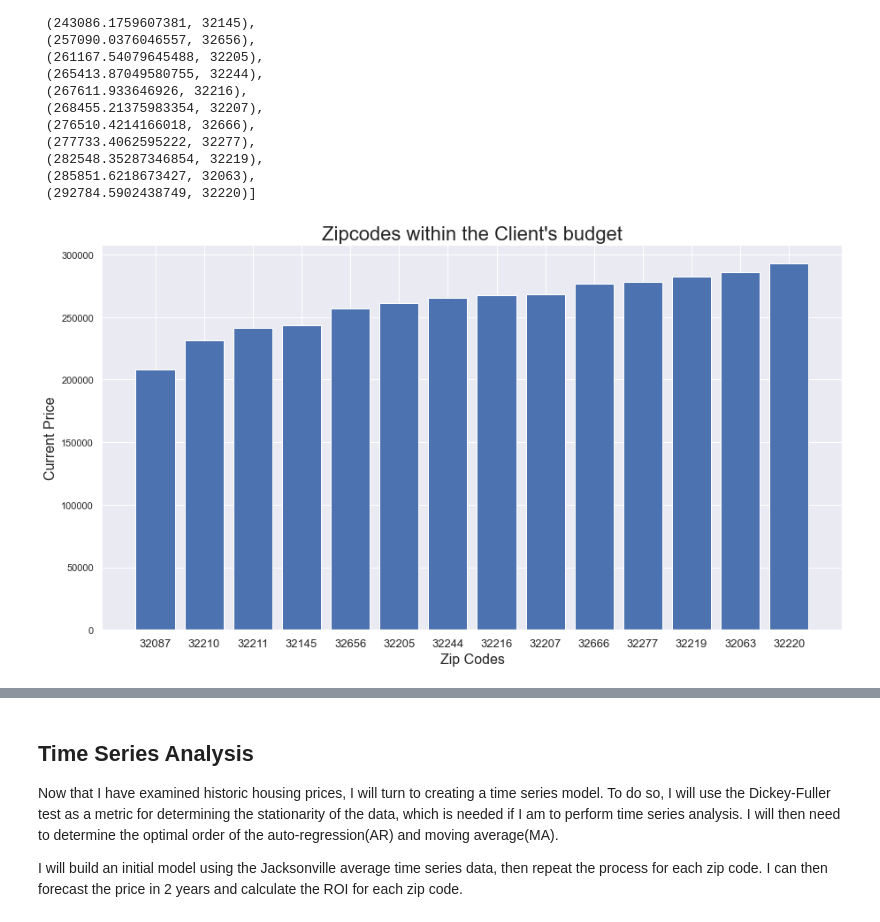
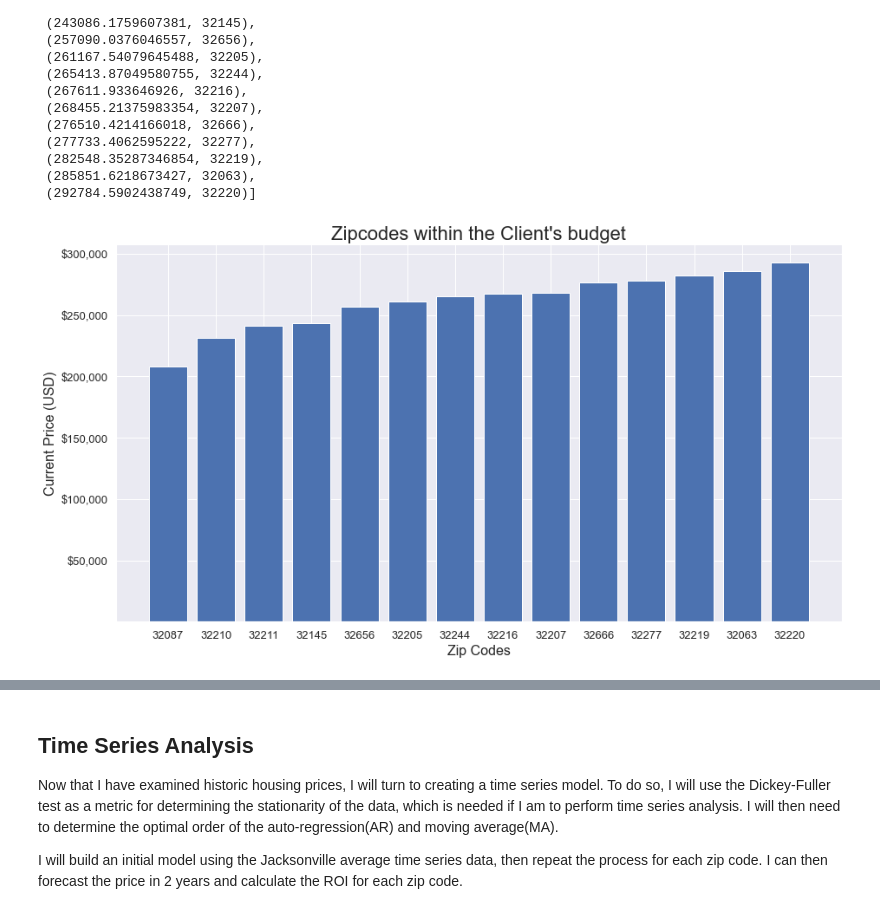
Before and after one commit to luke-lite/Jacksonville-Housing-Prices-Time-Series-Analysis, a Jupyter notebook: Jacksonville-Housing-Prices-Time-Series-Analysis.ipynb, the cells around one changed output, grey strips where cells are left out. Drawn from its saved outputs; the diff is of its cells as text; code cells hidden in the pictures.

```diff
--- a/Jacksonville-Housing-Prices-Time-Series-Analysis.ipynb
+++ b/Jacksonville-Housing-Prices-Time-Series-Analysis.ipynb
@@ -70,6 +71,8 @@ sns.set_theme()
 rcParams['figure.figsize'] = 15, 8
 rcParams['axes.titlesize'] = 22
 rcParams['axes.labelsize'] = 16
+rcParams['xtick.labelsize'] = 13
+rcParams['ytick.labelsize'] = 13
 # plt.rcParams['axes.xmargin'] = 0
 # %%
 # import Zillow dataset
@@ -195,14 +216,19 @@ prices = [price for price, _ in current_prices_sorted]
 # %%
 fig,ax = plt.subplots()
 # plot current median prices
 ax.bar(x=range(len(prices)), height=prices)
+
 ax.set_xticks(range(len(prices)))
 ax.set_xticklabels(zip_codes, fontsize=13)
 ax.set_title("Zipcodes within the Client's budget")
-ax.set_ylabel("Current Price")
-ax.set_xlabel("Zip Codes");
+ax.set_ylabel("Current Price (USD)")
+ax.set_xlabel("Zip Codes")
+ax.set_yticks(ax.get_yticks()[:-1])
+ax.set_yticklabels(['', '$50,000', '$100,000', '$150,000', '$200,000', '$250,000', '$300,000'])
+
+plt.savefig('graphs/zc_current_price.png', bbox_inches='tight');
 # %% [output]
-[figure, old version]
+[figure, new version]
 # %%
 # calculate 3 and 6 year roi
 roi_3_yr = [float((ts.loc['2022-12-31'] - ts.loc['2020-01-31']) / ts.loc['2020-01-31']) for ts in budget_ts]
```
Also changed, not shown: parts of 69 cells of this notebook.
